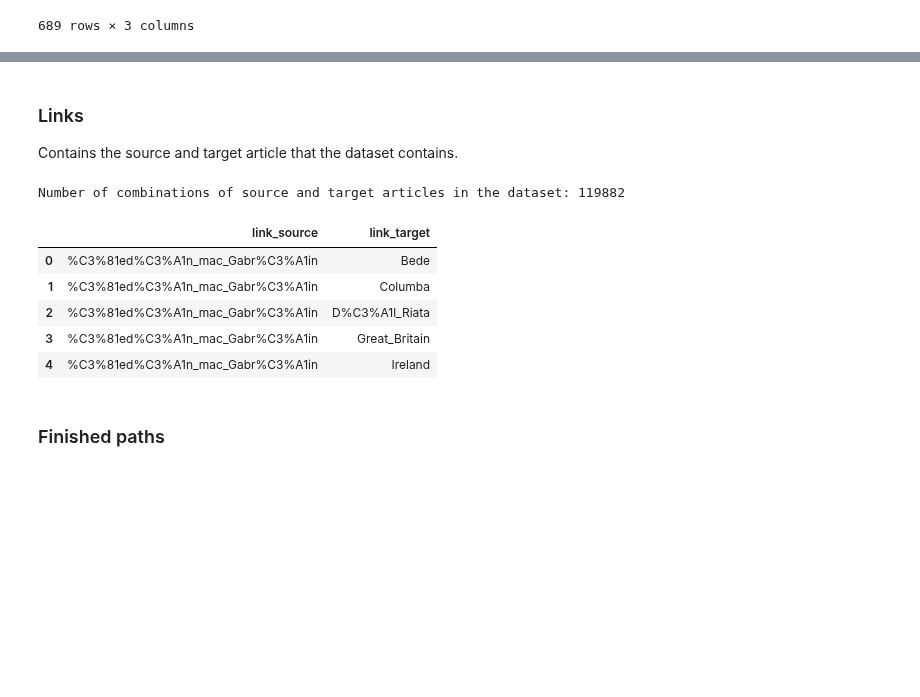
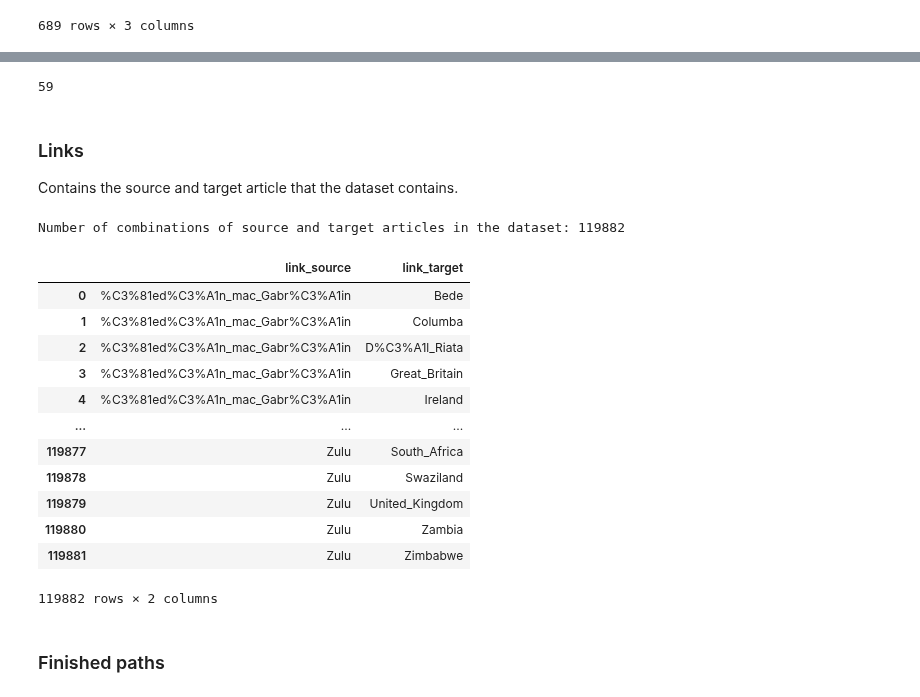
Before and after one commit to epfl-ada/ada-2022-project-metadata, a Jupyter notebook: vala.ipynb, the cells around one changed output, grey strips where cells are left out. Cells and saved outputs as stored; diff of their text form; code cells hidden in the pictures; blank space fills up the shorter version.

```diff
--- a/vala.ipynb
+++ b/vala.ipynb
@@ -217,18 +479,29 @@ ca
+# %%
+12+1+1+10+3+1+6+6+7+2+3+7
+# %% [output]
+59
 # %% [markdown]
 ### Links
 
 Contains the source and target article that the dataset contains.
 # %%
 print(f"Number of combinations of source and target articles in the dataset: {len(links)}")
-links.head()
+links
 # %% [output]
 Number of combinations of source and target articles in the dataset: 119882
 |  | link_source | link_target |
 | 0 | %C3%81ed%C3%A1n_mac_Gabr%C3%A1in | Bede |
 | 1 | %C3%81ed%C3%A1n_mac_Gabr%C3%A1in | Columba |
 | 2 | %C3%81ed%C3%A1n_mac_Gabr%C3%A1in | D%C3%A1l_Riata |
 | 3 | %C3%81ed%C3%A1n_mac_Gabr%C3%A1in | Great_Britain |
 | 4 | %C3%81ed%C3%A1n_mac_Gabr%C3%A1in | Ireland |
+| ... | ... | ... |
+| 119877 | Zulu | South_Africa |
+| 119878 | Zulu | Swaziland |
+| 119879 | Zulu | United_Kingdom |
+| 119880 | Zulu | Zambia |
+| 119881 | Zulu | Zimbabwe |
+119882 rows × 2 columns
 # %% [markdown]
 ### Finished paths
 # %%
```
Also changed, not shown: parts of 36 cells of this notebook.
